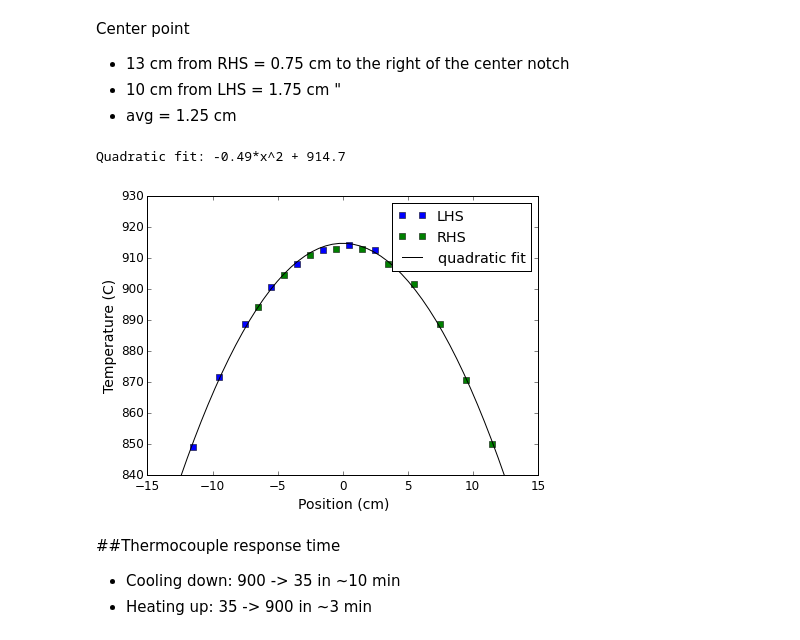
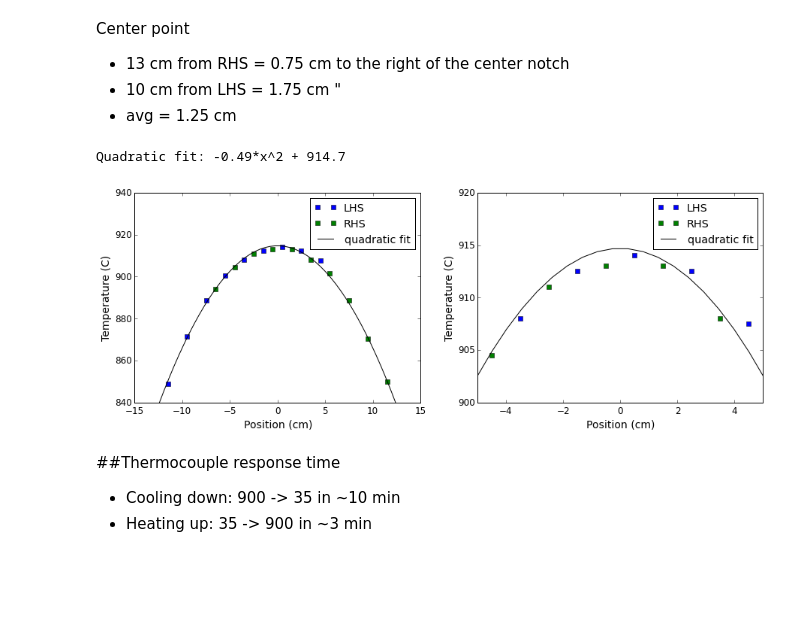
Before and after one commit to bhk37/CNT-Growths, a Jupyter notebook: notes/150601_furnace_characterization_3.ipynb, the cells around one changed output. Drawn from its saved outputs; the diff is of its cells as text; code cells hidden in the pictures; blank space fills up the shorter version.

```diff
--- a/notes/150601_furnace_characterization_3.ipynb
+++ b/notes/150601_furnace_characterization_3.ipynb
@@ -53,39 +53,51 @@ offset2 = 12.5
 avg1 = {}
 for i, pos in enumerate(poss1):
     if not pos in avg1:
         avg1[pos] = temps1[i]
     else:
         avg1[pos] = (avg1[pos] + temps1[i])/2
 avg_poss1 = -array([k for k,v in avg1.items()])+offset1
 avg_temps1 = array([v for k,v in avg1.items()])
 
 avg2 = {}
 for i, pos in enumerate(poss2):
     if not pos in avg2:
         avg2[pos] = temps2[i]
     else:
         avg2[pos] = (avg2[pos] + temps2[i])/2
 avg_poss2 = array([k for k,v in avg2.items()])-offset2
 avg_temps2 = array([v for k,v in avg2.items()])
 
-plot(avg_poss1, avg_temps1, 'sb', label = 'LHS')
-plot(avg_poss2, avg_temps2, 'sg', label = 'RHS')
-
 total_poss = concatenate((avg_poss1, avg_poss2))
 total_temps = concatenate((avg_temps1, avg_temps2))
 
 c = polyfit(total_poss, total_temps, 2)
 
-plot(linspace(-13,13), par[0]*linspace(-13,13)**2  + par[1], 'k', label = 'quadratic fit')
+figure(figsize = (15,5))
+
+subplot(121)
+plot(avg_poss1, avg_temps1, 'sb', label = 'LHS')
+plot(avg_poss2, avg_temps2, 'sg', label = 'RHS')
+plot(linspace(-13,13), c[0]*linspace(-13,13)**2  + c[2], 'k', label = 'quadratic fit')
 legend()
 xlabel('Position (cm)')
 ylabel('Temperature (C)')
-ylim(840, 930)
+ylim(840, 940)
+
+subplot(122)
+plot(avg_poss1, avg_temps1, 'sb', label = 'LHS')
+plot(avg_poss2, avg_temps2, 'sg', label = 'RHS')
+plot(linspace(-13,13), c[0]*linspace(-13,13)**2  + c[2], 'k', label = 'quadratic fit')
+legend()
+xlabel('Position (cm)')
+ylabel('Temperature (C)')
+xlim(-5,5)
+ylim(900, 920)
 
 print('Quadratic fit: %0.2f*x^2 + %0.1f' % (c[0], c[2]))
 # %% [output]
 Quadratic fit: -0.49*x^2 + 914.7
-[figure, old version]
+[figure, new version]
 # %% [markdown]
 ##Thermocouple response time
 - Cooling down: 900 -> 35 in ~10 min
```
Also changed, not shown: 2 other files.
